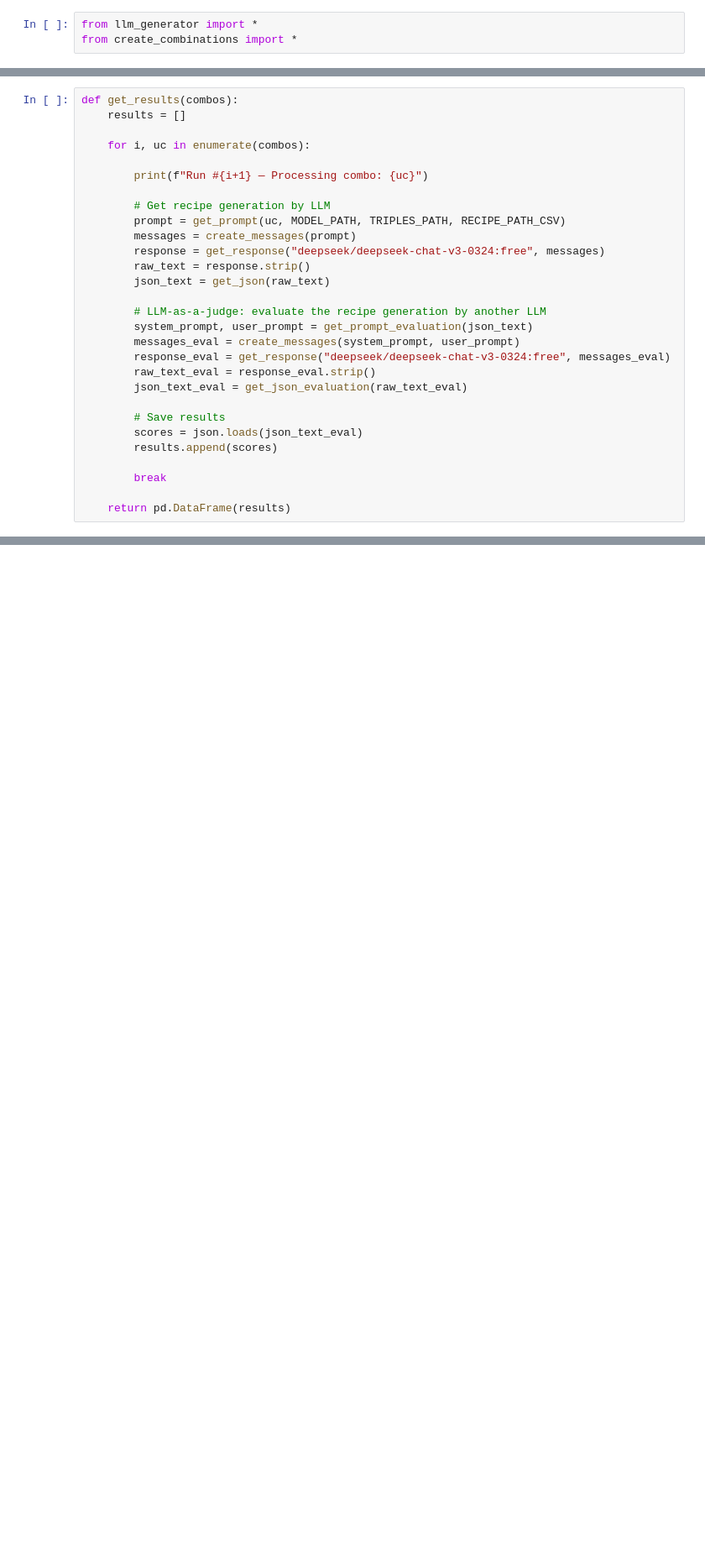
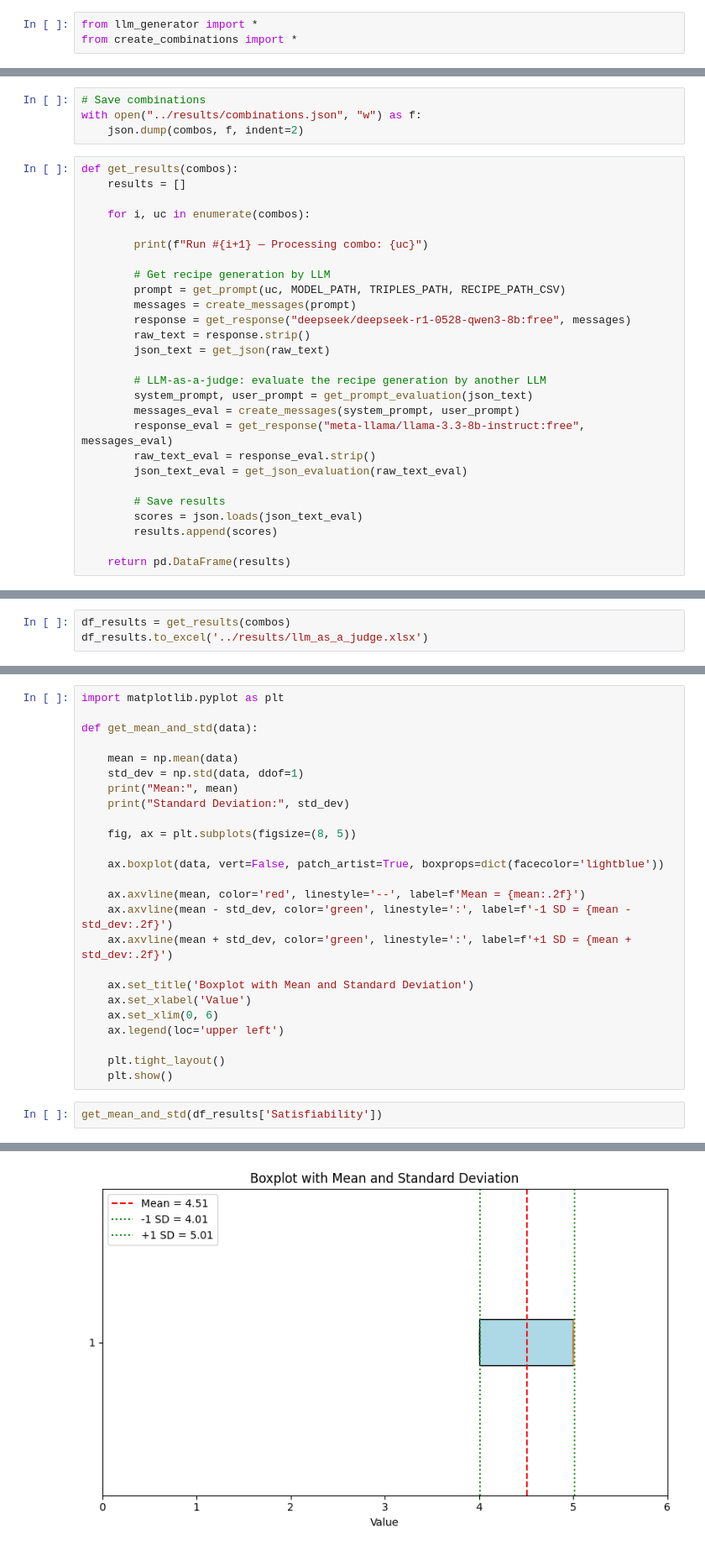
Before and after one commit to EminDurmuSS/Recipe_RAG, a Jupyter notebook: RAG/experiments.ipynb, the cells around one changed output, grey strips where cells are left out. Shown at 84% size. Cells and saved outputs as stored; diff of their text form; blank space fills up the shorter version.

Commit message:
add experiments for llm-as-a-judge

```diff
--- a/RAG/experiments.ipynb
+++ b/RAG/experiments.ipynb
@@ -20,3 +13,7 @@ print(f"# Processing combo with ingredients: {len(combos_with_ingredients)}")
+# %%
+# Save combinations
+with open("../results/combinations.json", "w") as f:
+    json.dump(combos, f, indent=2)
 # %%
 def get_results(combos):
     results = []
@@ -28,14 +25,14 @@ def get_results(combos):
         # Get recipe generation by LLM
         prompt = get_prompt(uc, MODEL_PATH, TRIPLES_PATH, RECIPE_PATH_CSV)
         messages = create_messages(prompt)
-        response = get_response("deepseek/deepseek-chat-v3-0324:free", messages)
+        response = get_response("deepseek/deepseek-r1-0528-qwen3-8b:free", messages)
         raw_text = response.strip()
         json_text = get_json(raw_text)
 
         # LLM-as-a-judge: evaluate the recipe generation by another LLM
         system_prompt, user_prompt = get_prompt_evaluation(json_text)
         messages_eval = create_messages(system_prompt, user_prompt)
-        response_eval = get_response("deepseek/deepseek-chat-v3-0324:free", messages_eval)
+        response_eval = get_response("meta-llama/llama-3.3-8b-instruct:free", messages_eval)
         raw_text_eval = response_eval.strip()
         json_text_eval = get_json_evaluation(raw_text_eval)
 
@@ -43,6 +40,4 @@ def get_results(combos):
         scores = json.loads(json_text_eval)
         results.append(scores)
 
-        break
-
     return pd.DataFrame(results)
@@ -56,0 +44,3 @@ Run #1 — Processing combo: {'ingredients': ['Salad cucumber']}
+# %%
+df_results = get_results(combos)
+df_results.to_excel('../results/llm_as_a_judge.xlsx')
@@ -56,0 +65,28 @@ Run #1 — Processing combo: {'ingredients': ['Salad cucumber']}
+# %%
+import matplotlib.pyplot as plt
+
+def get_mean_and_std(data):
+
+    mean = np.mean(data)
+    std_dev = np.std(data, ddof=1)
+    print("Mean:", mean)
+    print("Standard Deviation:", std_dev)
+
+    fig, ax = plt.subplots(figsize=(8, 5))
+
+    ax.boxplot(data, vert=False, patch_artist=True, boxprops=dict(facecolor='lightblue'))
+
+    ax.axvline(mean, color='red', linestyle='--', label=f'Mean = {mean:.2f}')
+    ax.axvline(mean - std_dev, color='green', linestyle=':', label=f'-1 SD = {mean - std_dev:.2f}')
+    ax.axvline(mean + std_dev, color='green', linestyle=':', label=f'+1 SD = {mean + std_dev:.2f}')
+
+    ax.set_title('Boxplot with Mean and Standard Deviation')
+    ax.set_xlabel('Value')
+    ax.set_xlim(0, 6)
+    ax.legend(loc='upper left')
+
+    plt.tight_layout()
+    plt.show()
+# %%
+get_mean_and_std(df_results['Satisfiability'])
+# %% [output]
@@ -56,0 +95 @@ Run #1 — Processing combo: {'ingredients': ['Salad cucumber']}
+[figure, added]
```
Also changed, not shown: parts of 7 cells of this notebook, 5 other files.
